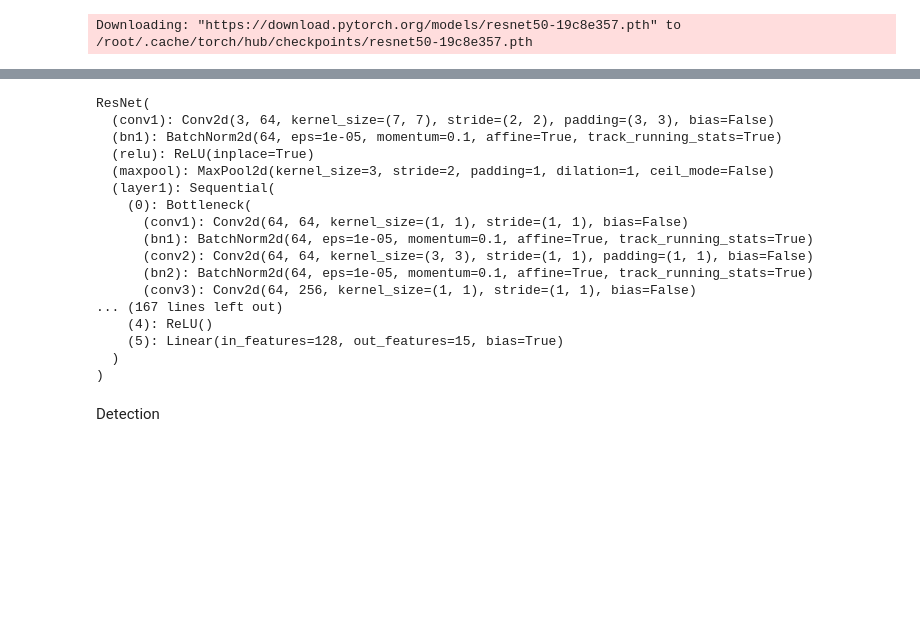
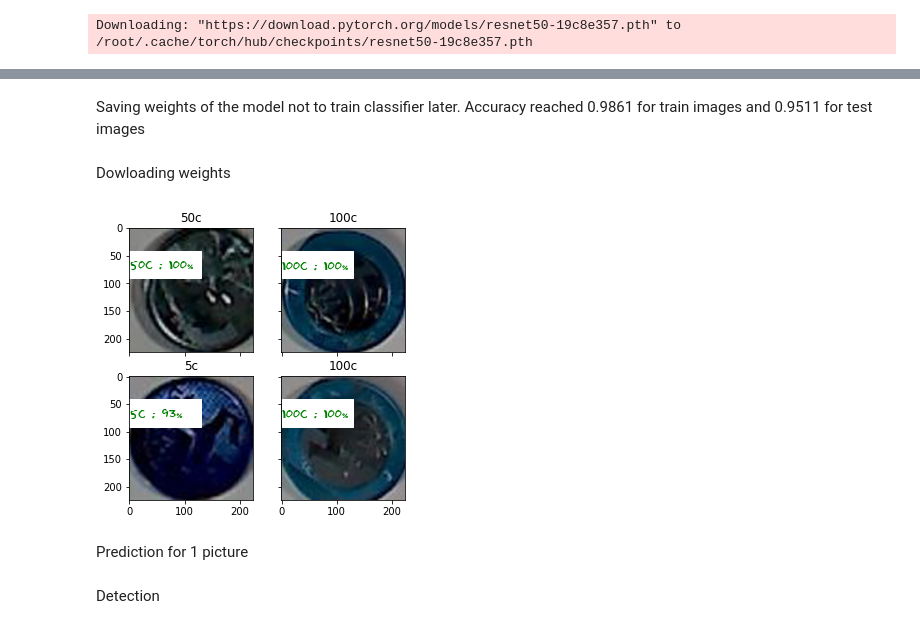
Before and after one commit to KostenokLisa/Coin_project, a Jupyter notebook: coins_detection.ipynb, the cells around one changed output, grey strips where cells are left out. Drawn from its saved outputs; the diff is of its cells as text; code cells hidden in the pictures; blank space fills up the shorter version.

```diff
--- a/coins_detection.ipynb
+++ b/coins_detection.ipynb
@@ -455 +402,3 @@ Epoch 010 train_loss: 0.0046     val_loss 0.2122 train_acc 0.9988 val_acc 0.9429
+# %% [markdown]
+Saving weights of the model not to train classifier later. Accuracy reached 0.9861 for train images and 0.9511 for test images
 # %%
@@ -457 +406,3 @@ Path = ("brazilian_model.pt")
 torch.save(my_cnn_1, Path)
+# %% [markdown]
+Dowloading weights
@@ -458,22 +411,6 @@ torch.save(my_cnn_1, Path)
+# %%
+Path = ("my_model.pt")
 # %%
 model = torch.load(Path)
 model.eval()
-# %% [output]
-ResNet(
-  (conv1): Conv2d(3, 64, kernel_size=(7, 7), stride=(2, 2), padding=(3, 3), bias=False)
-  (bn1): BatchNorm2d(64, eps=1e-05, momentum=0.1, affine=True, track_running_stats=True)
-  (relu): ReLU(inplace=True)
-  (maxpool): MaxPool2d(kernel_size=3, stride=2, padding=1, dilation=1, ceil_mode=False)
-  (layer1): Sequential(
-    (0): Bottleneck(
-      (conv1): Conv2d(64, 64, kernel_size=(1, 1), stride=(1, 1), bias=False)
-      (bn1): BatchNorm2d(64, eps=1e-05, momentum=0.1, affine=True, track_running_stats=True)
-      (conv2): Conv2d(64, 64, kernel_size=(3, 3), stride=(1, 1), padding=(1, 1), bias=False)
-      (bn2): BatchNorm2d(64, eps=1e-05, momentum=0.1, affine=True, track_running_stats=True)
-      (conv3): Conv2d(64, 256, kernel_size=(1, 1), stride=(1, 1), bias=False)
-... (167 lines left out)
-    (4): ReLU()
-    (5): Linear(in_features=128, out_features=15, bias=True)
-  )
-)
 # %%
@@ -494,5 +431,52 @@ plt.legend(loc='best')
 plt.xlabel("epochs")
 plt.ylabel("accuracy")
 plt.show()
+# %%
+def predict_one_sample(model, inputs, device=DEVICE):
+# precision for 1 picture
+    with torch.no_grad():
+        inputs = inputs.to(device)
+        model.eval()
+        logit = model(inputs).cpu()
+        probs = torch.nn.functional.softmax(logit, dim=-1).numpy()
+    return probs
+# %%
+label_encoder = pickle.load(open("label_encoder.pkl", 'rb'))
+# %%
+import matplotlib.patches as patches
+from matplotlib.font_manager import FontProperties
+
+fig, ax = plt.subplots(nrows=2, ncols=2,figsize=(5, 5),
+                        sharey=True, sharex=True)
+for fig_x in ax.flatten():
+    random_characters = int(np.random.uniform(0,500))
+    im_val, label = val_dataset[random_characters]
+    img_label = " ".join(map(lambda x: x.capitalize(),\
+                val_dataset.label_encoder.inverse_transform([label])[0].split('_')))
+
+
+
+    imshow(im_val.data.cpu(), \
+          title=img_label,plt_ax=fig_x)
+
+    actual_text = "Actual : {}".format(img_label)
+
+    fig_x.add_patch(patches.Rectangle((0, 41),130,50,color='white'))
+    font0 = FontProperties()
+    font = font0.copy()
+    font.set_family("fantasy")
+    prob_pred = predict_one_sample(my_cnn_1, im_val.unsqueeze(0))
+    predicted_proba = np.max(prob_pred)*100
+    y_pred = np.argmax(prob_pred)
+
+    predicted_label = label_encoder.classes_[y_pred]
+    predicted_text = "{} : {:.0f}%".format(predicted_label,predicted_proba)
+
+    fig_x.text(1, 59, predicted_text , horizontalalignment='left', fontproperties=font,
+                    verticalalignment='top',fontsize=13, color='green',fontweight='bold')
+# %% [output]
+[figure, added]
+# %% [markdown]
+Prediction for 1 picture
 # %%
 def predict_one_sample(model, inputs, device=DEVICE):
```
Also changed, not shown: parts of 48 cells of this notebook.
